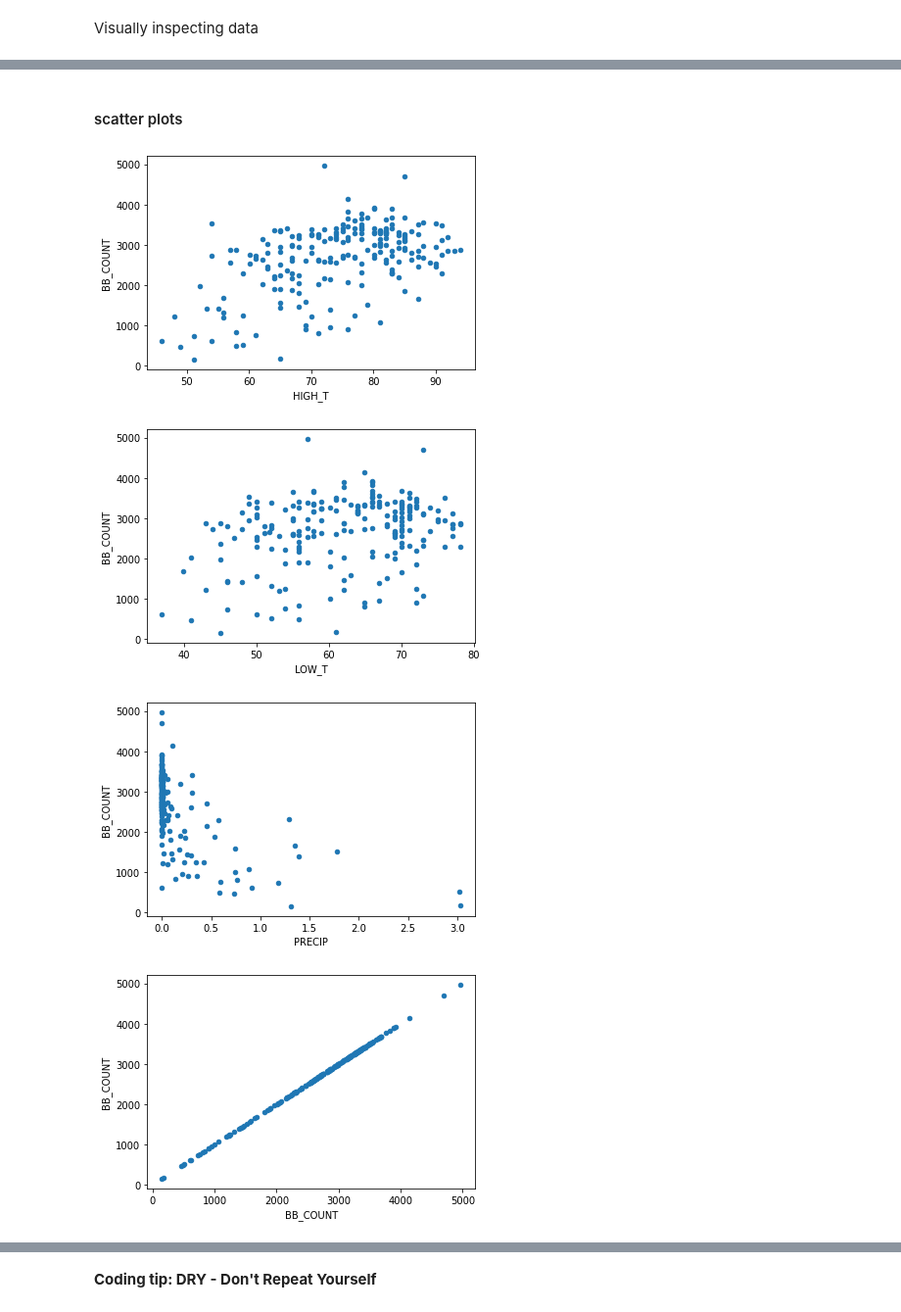
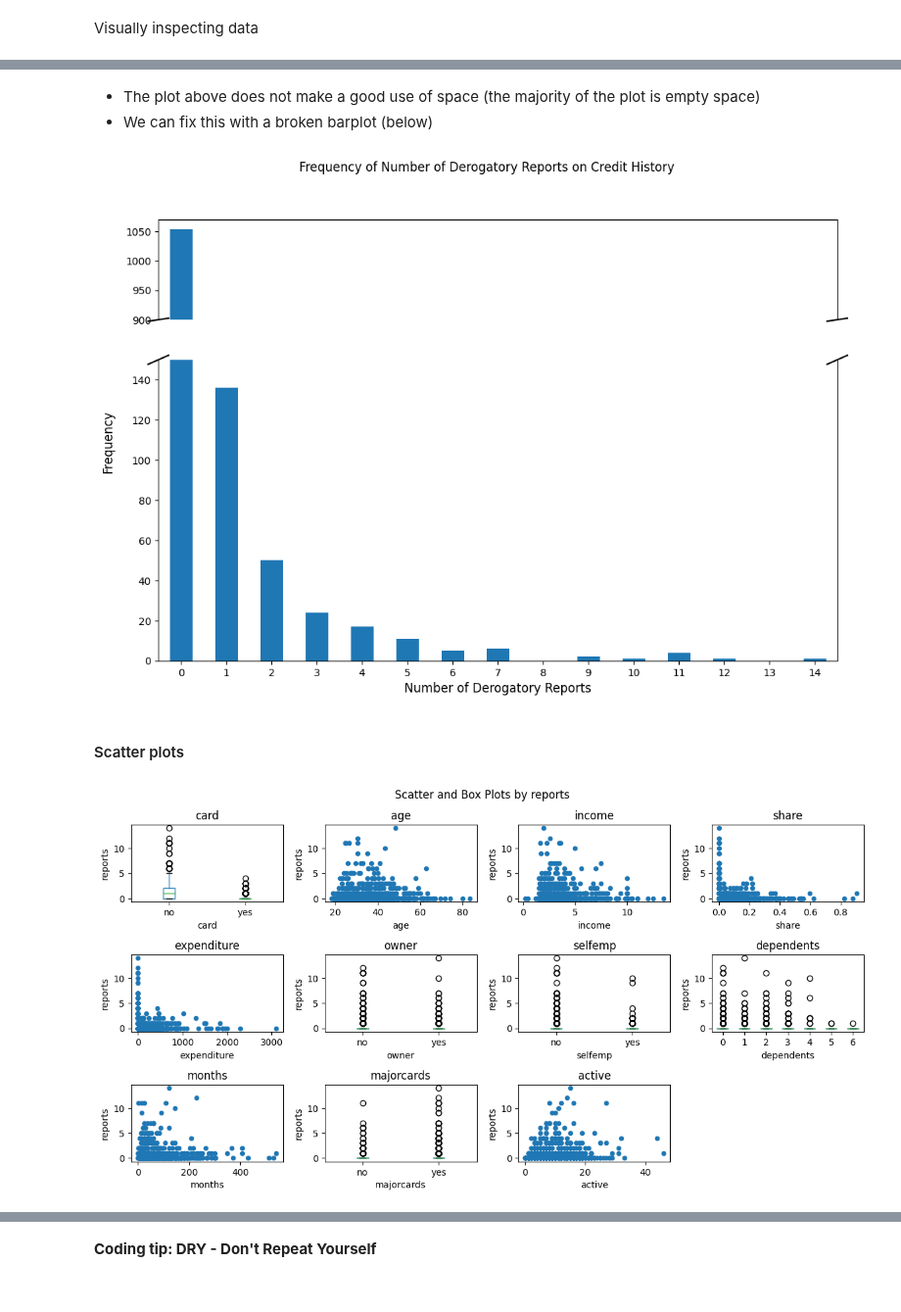
Before and after one commit to omesner/UMSTATS504, a Jupyter notebook: glms/glms.ipynb, the cells around one changed output, grey strips where cells are left out. Shown at 98% size. Cells and saved outputs as stored; diff of their text form; code cells hidden in the pictures.

```diff
--- a/glms/glms.ipynb
+++ b/glms/glms.ipynb
@@ -196,0 +349,3 @@ for var in df.columns:
+# %%
+print(f'Number of rows with age < 18: {sum(df.age < 18)}')
+df1 = df[df.age >= 18]
@@ -197,10 +370,50 @@ for var in df.columns:
+# %% [markdown]
+- The plot above does not make a good use of space (the majority of the plot is empty space)
+- We can fix this with a broken barplot (below)
+# %%
+fig, (ax1,ax2) = plt.subplots(2,1,sharex=True,
+                             gridspec_kw={'height_ratios': [1, 3]})
+ax1.spines['bottom'].set_visible(False)
+ax1.tick_params(axis='x',which='both',bottom=False)
+ax2.spines['top'].set_visible(False)
+ax2.set_ylim(0,150)
+ax1.set_ylim(900,1070)
+ax1.set_yticks(np.arange(900,1071,50))
+counts.plot(ax=ax1,kind='bar')
+counts.plot(ax=ax2,kind='bar')
+for tick in ax2.get_xticklabels():
+    tick.set_rotation(0)
+d = .015
+kwargs = dict(transform=ax1.transAxes, color='k', clip_on=False)
+ax1.plot((-d, +d), (-d, +d), **kwargs)
+ax1.plot((1 - d, 1 + d), (-d, +d), **kwargs)
+kwargs.update(transform=ax2.transAxes)
+ax2.plot((-d, +d), (1 - d, 1 + d), **kwargs)
+ax2.plot((1 - d, 1 + d), (1 - d, 1 + d), **kwargs)
+ax2.set_xlabel('Number of Derogatory Reports', size = 12)
+fig.suptitle('Frequency of Number of Derogatory Reports on Credit History')
+fig.text(0.06, 0.5, 'Frequency', va='center', rotation='vertical', size=12)
+plt.show()
+# %% [output]
+[figure, added]
 # %% [markdown]
-#### scatter plots
+#### Scatter plots
 # %%
-for var in df.columns:
-    df.plot.scatter(x=var, y='BB_COUNT')
+def draw_outcome_plots(df, outcome, n_rows, n_cols):
+    fig=plt.figure()
+    variables = df.columns.drop(outcome)
+    for i, var_name in enumerate(variables):
+        ax=fig.add_subplot(n_rows,n_cols,i+1)
+        if len(df[var_name].unique()) > 10:
+            df.plot.scatter(x= var_name, y= outcome, ax=ax)
+        else:
+            df.boxplot(column=outcome, by=var_name, grid = False, ax=ax)
+            ax.set(ylabel=outcome)
+        ax.set_title(var_name)
+    fig.suptitle('Scatter and Box Plots by '+outcome)
+    fig.tight_layout()
+    plt.show()
+
+draw_outcome_plots(df1, 'reports', 4, 4)
 # %% [output]
-[figure, old version]
+[figure, new version]
-[figure, removed]
-[figure, removed]
-[figure, removed]
```
Also changed, not shown: parts of 41 cells of this notebook, 2 other files.
